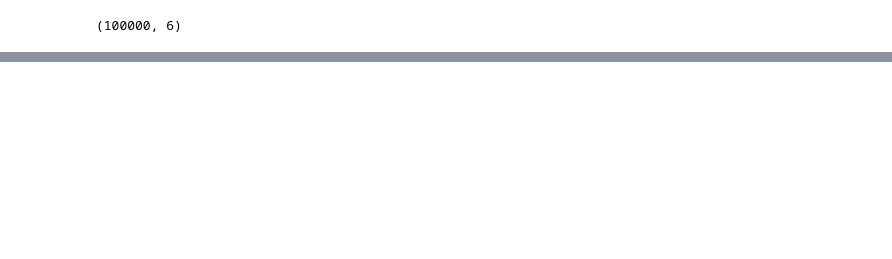
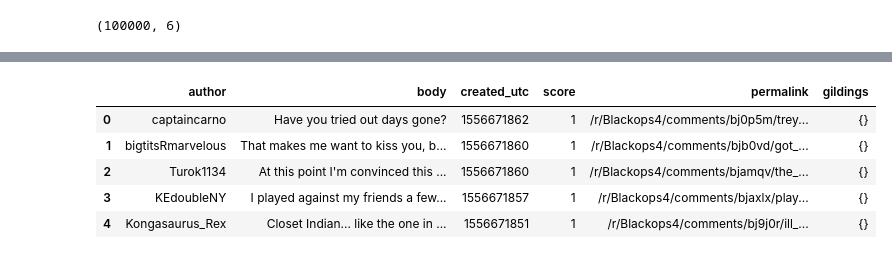
Before and after one commit to aburpee/Blackops_4_Survival_Analysis, a Jupyter notebook: code/reddit_api_pushshift.ipynb, the cells around one changed output, grey strips where cells are left out. Saved outputs shown, nothing was run; the diff lists cells and outputs as text; code cells hidden in the pictures; blank space fills up the shorter version.

```diff
--- a/code/reddit_api_pushshift.ipynb
+++ b/code/reddit_api_pushshift.ipynb
@@ -255,0 +291,9 @@ df_comments_1['created_utc'] = df_comments_1['created_utc'].apply(lambda x: time
+# %%
+df.head()
+# %% [output]
+|  | author | body | created_utc | score | permalink | gildings |
+| 0 | captaincarno | Have you tried out days gone? | 1556671862 | 1 | /r/Blackops4/comments/bj0p5m/trey... | {} |
+| 1 | bigtitsRmarvelous | That makes me want to kiss you, b... | 1556671860 | 1 | /r/Blackops4/comments/bjb0vd/got_... | {} |
+| 2 | Turok1134 | At this point I'm convinced this ... | 1556671860 | 1 | /r/Blackops4/comments/bjamqv/the_... | {} |
+| 3 | KEdoubleNY | I played against my friends a few... | 1556671857 | 1 | /r/Blackops4/comments/bjaxlx/play... | {} |
+| 4 | Kongasaurus_Rex | Closet Indian... like the one in ... | 1556671851 | 1 | /r/Blackops4/comments/bj9j0r/ill_... | {} |
```
Also changed, not shown: parts of 53 cells of this notebook, 32 other files.
